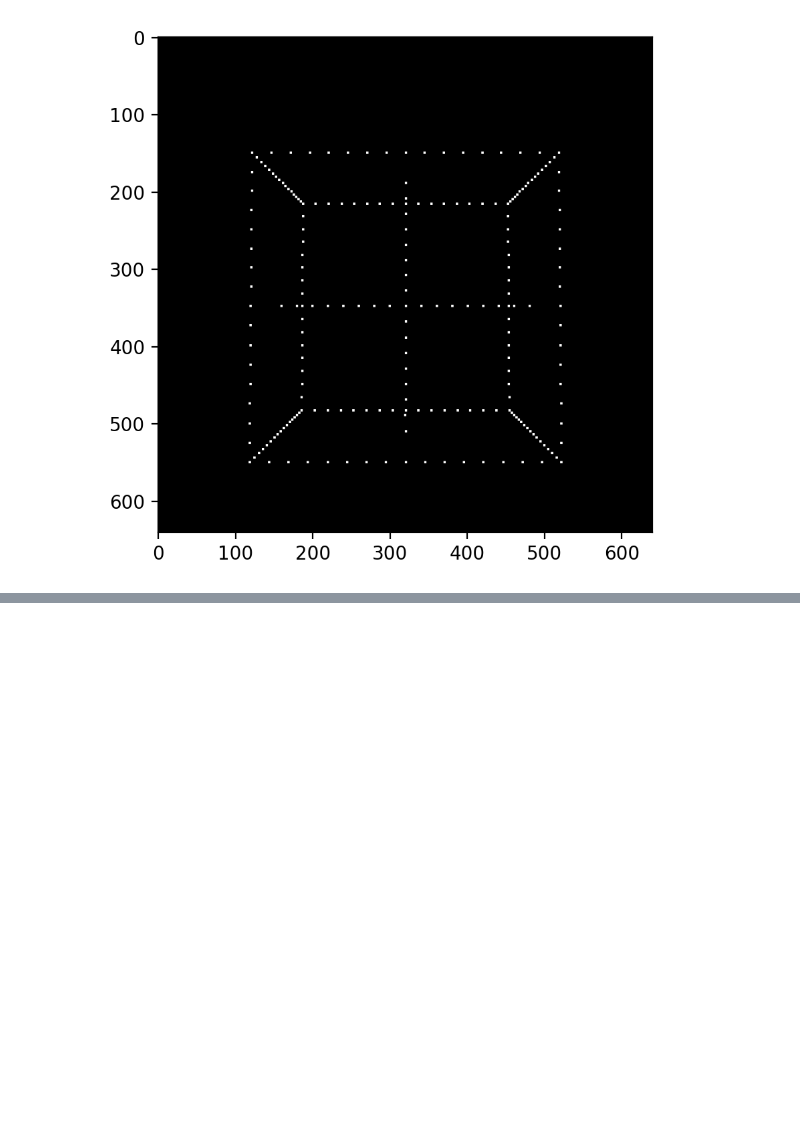
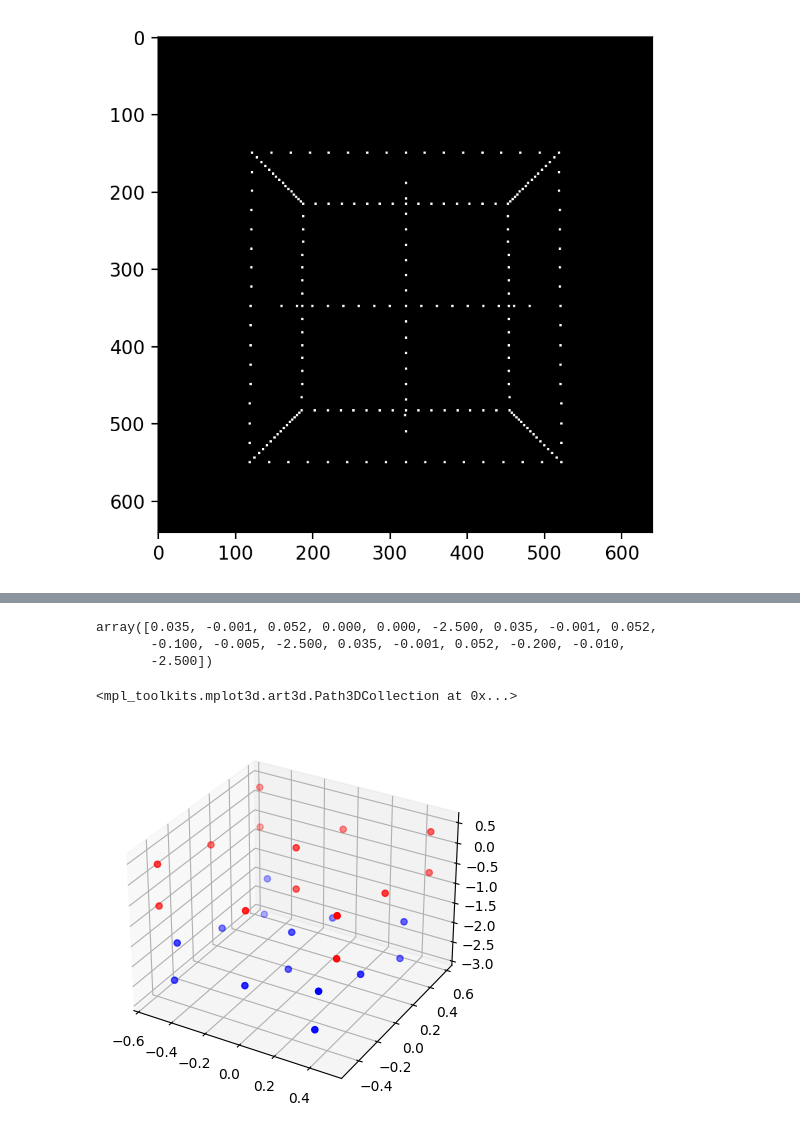
Before and after one commit to simutisernestas/UAVTR, a Jupyter notebook: notebooks/cube_bundle.ipynb, the cells around one changed output, grey strips where cells are left out. Saved outputs shown, nothing was run; the diff lists cells and outputs as text; code cells hidden in the pictures; blank space fills up the shorter version.

```diff
--- a/notebooks/cube_bundle.ipynb
+++ b/notebooks/cube_bundle.ipynb
@@ -183,6 +371,6 @@ plt.plot(f0)
 # %%
 from scipy.optimize import least_squares
 
-res = least_squares(fun, x0, verbose=2, x_scale='jac', ftol=1e-4, method='lm', loss='linear',
+res = least_squares(fun, x0, verbose=2, x_scale='jac', ftol=1e-4, method='trf',  # , loss='linear',
                     args=(len(cams), points_3d.shape[0], points_2d))
 # %% [output]
@@ -195,0 +410,19 @@ plt.plot(res.fun)
+# %%
+camera_params
+# %% [output]
+array([0.035, -0.001, 0.052, 0.000, 0.000, -2.500, 0.035, -0.001, 0.052,
+       -0.100, -0.005, -2.500, 0.035, -0.001, 0.052, -0.200, -0.010,
+       -2.500])
+# %%
+result_3d_points = res.x[len(cams)*6:].reshape((N, 3))
+# plot these in 3d
+fig = plt.figure()
+ax = fig.add_subplot(111, projection='3d')
+ax.scatter(result_3d_points[:, 0], result_3d_points[:, 1],
+           result_3d_points[:, 2], c='b', marker='o')
+# points_3d on top also
+ax.scatter(points_3d[:, 0], points_3d[:, 1],
+           points_3d[:, 2], c='r', marker='o')
+# %% [output]
+<mpl_toolkits.mplot3d.art3d.Path3DCollection at 0x...>
+[figure, added]
```
Also changed, not shown: parts of 18 cells of this notebook.
